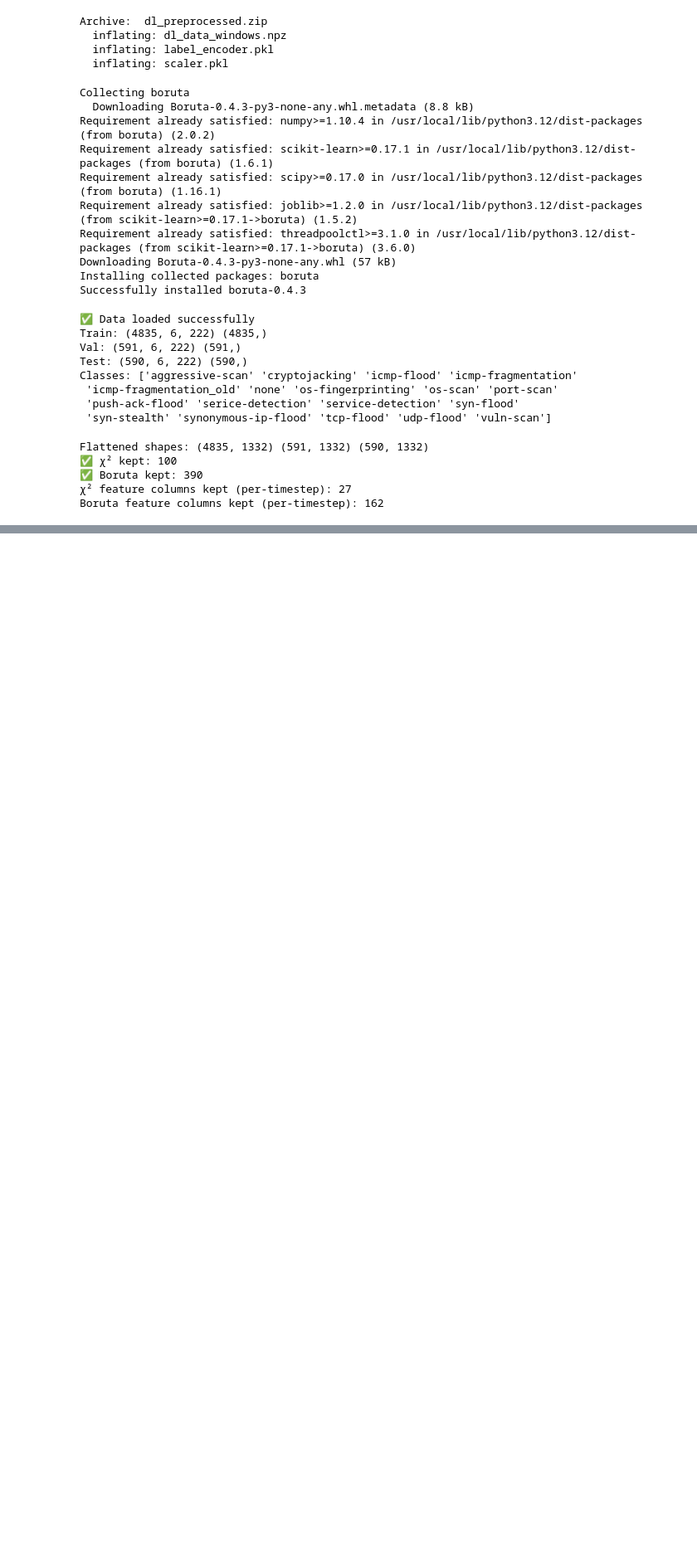
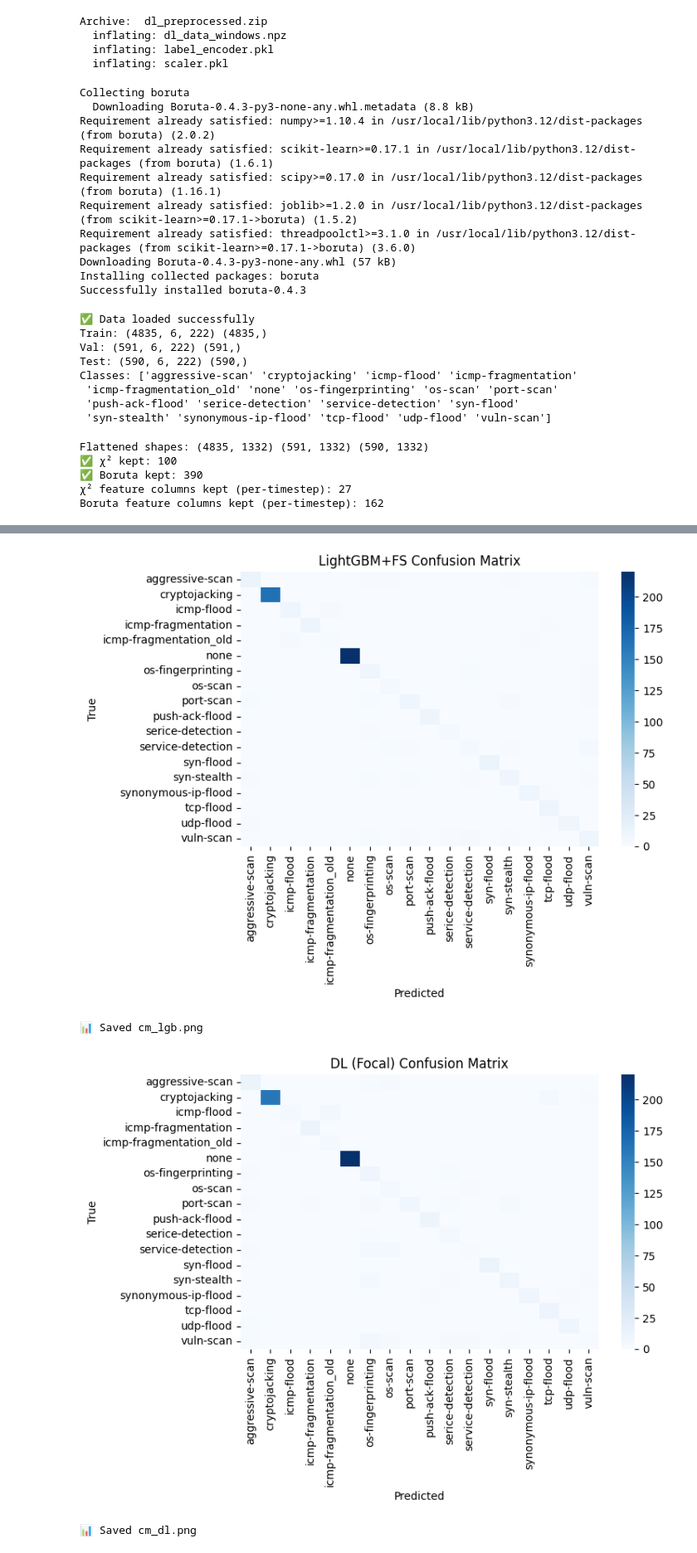
Before and after one commit to Sameer-Tahir/Project_DS, a Jupyter notebook: Project_DS/Lightweight_CNN_Transformer.ipynb, the cells around one changed output, grey strips where cells are left out. Shown at 83% size. Cells and saved outputs as stored; diff of their text form; code cells hidden in the pictures; blank space fills up the shorter version.

```diff
--- a/Project_DS/Lightweight_CNN_Transformer.ipynb
+++ b/Project_DS/Lightweight_CNN_Transformer.ipynb
@@ -142,18 +142,29 @@ Flattened shapes: (4835, 1332) (591, 1332) (590, 1332)
 Boruta feature columns kept (per-timestep): 162
 # %%
 import lightgbm as lgb
-from sklearn.metrics import precision_recall_fscore_support
+from sklearn.metrics import accuracy_score, f1_score, classification_report, confusion_matrix
+import json
 
 Xtr_fs, Xva_fs, Xte_fs = X_train_boruta, X_val_boruta, X_test_boruta
 
 lgb_model = lgb.LGBMClassifier(
-    n_estimators=600, learning_rate=0.05,
-    num_leaves=64, subsample=0.8, colsample_bytree=0.8,
-    max_depth=-1, objective="multiclass",
+    n_estimators=600,
+    learning_rate=0.05,
+    num_leaves=64,
+    subsample=0.8,
+    colsample_bytree=0.8,
+    max_depth=-1,
+    objective="multiclass",
     class_weight="balanced",
     random_state=42
 )
-lgb_model.fit(Xtr_fs, y_train, eval_set=[(Xva_fs, y_val)], eval_metric="multi_logloss", verbose=False)
+
+lgb_model.fit(
+    Xtr_fs, y_train,
+    eval_set=[(Xva_fs, y_val)],
+    eval_metric="multi_logloss",
+    callbacks=[lgb.early_stopping(20), lgb.log_evaluation(50)]  # <- replaces verbose
+)
 
 y_pred_ml   = lgb_model.predict(Xte_fs)
 y_proba_ml  = lgb_model.predict_proba(Xte_fs)
@@ -166,7 +177,7 @@ report_ml = classification_report(y_test, y_pred_ml, target_names=classes, zero_
 cm_ml     = confusion_matrix(y_test, y_pred_ml)
 
 # Save ML results
-with open("results_ml_lgb_boruta.json","w") as f:
+with open("results_ml_lgb_boruta.json", "w") as f:
     json.dump({
         "accuracy": float(acc_ml),
         "macro_f1": float(f1_ml),
@@ -306,7 +361,7 @@ def plot_cm(cm, labels, title, filename):
     plt.title(title)
     plt.tight_layout()
     plt.savefig(filename, dpi=200)
-    plt.close()
+    plt.show()
     print(f"📊 Saved {filename}")
 
 def plot_training_curves(history, title_prefix="DL"):
@@ -316,13 +371,13 @@ def plot_training_curves(history, title_prefix="DL"):
     plt.plot(h["accuracy"], label="train_acc")
     plt.plot(h["val_accuracy"], label="val_acc")
     plt.xlabel("Epoch"); plt.ylabel("Accuracy"); plt.title(f"{title_prefix} Accuracy")
-    plt.legend(); plt.tight_layout(); plt.savefig(f"{title_prefix}_accuracy.png", dpi=200); plt.close()
+    plt.legend(); plt.tight_layout(); plt.savefig(f"{title_prefix}_accuracy.png", dpi=200);  plt.show()
     # Loss
     plt.figure()
     plt.plot(h["loss"], label="train_loss")
     plt.plot(h["val_loss"], label="val_loss")
     plt.xlabel("Epoch"); plt.ylabel("Loss"); plt.title(f"{title_prefix} Loss")
-    plt.legend(); plt.tight_layout(); plt.savefig(f"{title_prefix}_loss.png", dpi=200); plt.close()
+    plt.legend(); plt.tight_layout(); plt.savefig(f"{title_prefix}_loss.png", dpi=200);  plt.show()
     print(f"📈 Saved {title_prefix}_accuracy.png and {title_prefix}_loss.png")
 
 def per_class_table(y_true, y_pred, label_names):
@@ -343,31 +398,36 @@ plot_cm(cm_ens, classes, "Ensemble Confusion Matrix",     "cm_ens.png")
 
 # --- ROC (one-vs-rest)
 def plot_multiclass_roc(y_true, proba, labels, filename):
     y_true_bin = label_binarize(y_true, classes=range(len(labels)))
     plt.figure(figsize=(7,6))
     for i, name in enumerate(labels):
         fpr, tpr, _ = roc_curve(y_true_bin[:, i], proba[:, i])
         auc = roc_auc_score(y_true_bin[:, i], proba[:, i])
         plt.plot(fpr, tpr, label=f"{name} (AUC={auc:.2f})")
     plt.plot([0,1],[0,1],'k--')
     plt.xlabel("FPR"); plt.ylabel("TPR"); plt.title("ROC (One-vs-Rest)")
     plt.legend(fontsize=8, ncol=2)
-    plt.tight_layout(); plt.savefig(filename, dpi=200); plt.close()
+    plt.tight_layout(); plt.savefig(filename, dpi=200);  plt.show()
     print(f"🧭 Saved {filename}")
 
 plot_multiclass_roc(y_test, y_proba_ml,  classes, "roc_lgb.png")
 plot_multiclass_roc(y_test, y_proba_dl,  classes, "roc_dl.png")
 plot_multiclass_roc(y_test, proba_ens,   classes, "roc_ens.png")
 
 # --- Training curves for DL
 plot_training_curves(hist, title_prefix="DL_final")
 
 # --- Per-class tables & save
 df_ml  = per_class_table(y_test, y_pred_ml,  list(classes))
 df_dl  = per_class_table(y_test, y_pred_dl,  list(classes))
 df_ens = per_class_table(y_test, y_pred_ens, list(classes))
 
 df_ml.to_csv("per_class_ml.csv",  index=False)
 df_dl.to_csv("per_class_dl.csv",  index=False)
 df_ens.to_csv("per_class_ens.csv",index=False)
 print("🗂️ Saved per-class CSVs: per_class_ml.csv, per_class_dl.csv, per_class_ens.csv")
+# %% [output]
+[figure, added]
+📊 Saved cm_lgb.png
+[figure, added]
+📊 Saved cm_dl.png
```
Also changed, not shown: parts of 9 cells of this notebook.
